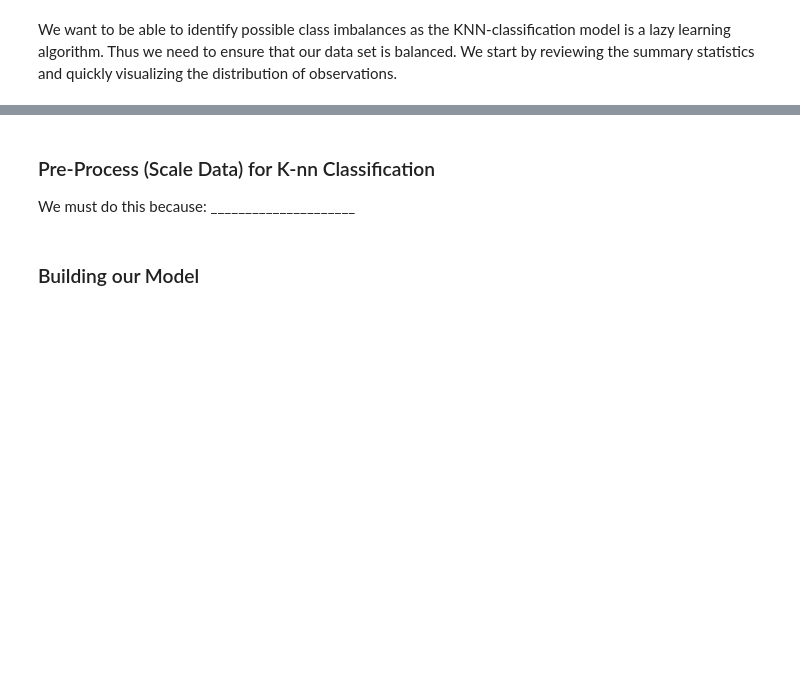
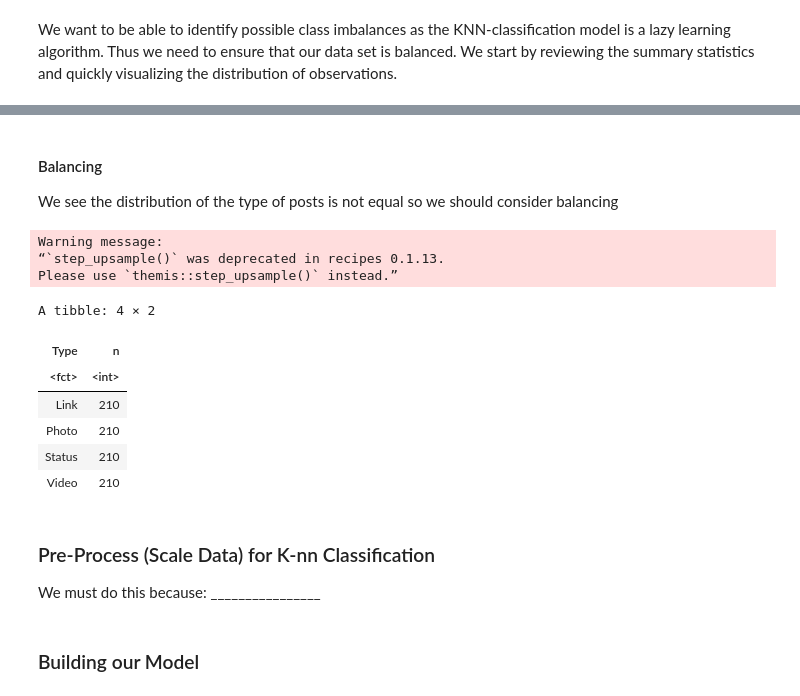
Before and after one commit to calamari99/Facebook-Post-Predictor, a Jupyter notebook: main.ipynb, the cells around one changed output, grey strips where cells are left out. Saved outputs shown, nothing was run; the diff lists cells and outputs as text; code cells hidden in the pictures; blank space fills up the shorter version.

```diff
--- a/main.ipynb
+++ b/main.ipynb
@@ -187,18 +294,30 @@ We see the distribution of the type of posts is not equal so we should consider
+# %% [markdown]
+#### Balancing
+We see the distribution of the type of posts is not equal so we should consider balancing
 # %%
-# Scrapped balancing step
-
-#ups_recipe <- recipe(Type ~ Lifetime_Post_Total_Reach + Lifetime_Post_Total_Impressions, data = train_set_unpaid) %>%
-#  step_upsample(Type, over_ratio = 1, skip = FALSE) %>%
-#  prep()
+ups_recipe <- recipe(Type ~ Lifetime_Post_Total_Reach + Lifetime_Post_Total_Impressions, data = train_set_unpaid) %>%
+  step_upsample(Type, over_ratio = 1, skip = FALSE) %>%
+  prep()
 
 # upsampled_cancer <- bake(ups_recipe, train_set_unpaid)
 
 # upsampled_cancer %>%
 #   group_by(Type) %>%
 #   summarize(n = n())
+# %% [output]
+Warning message:
+“`step_upsample()` was deprecated in recipes 0.1.13.
+Please use `themis::step_upsample()` instead.”
+A tibble: 4 × 2
+| Type | n |
+| <fct> | <int> |
+| Link | 210 |
+| Photo | 210 |
+| Status | 210 |
+| Video | 210 |
 # %% [markdown]
 ### Pre-Process (Scale Data) for K-nn Classification
-We must do this because: _____________________
+We must do this because: ________________
 # %% [markdown]
 ### Building our Model
 # %% [markdown]
```
Also changed, not shown: parts of 30 cells of this notebook.
